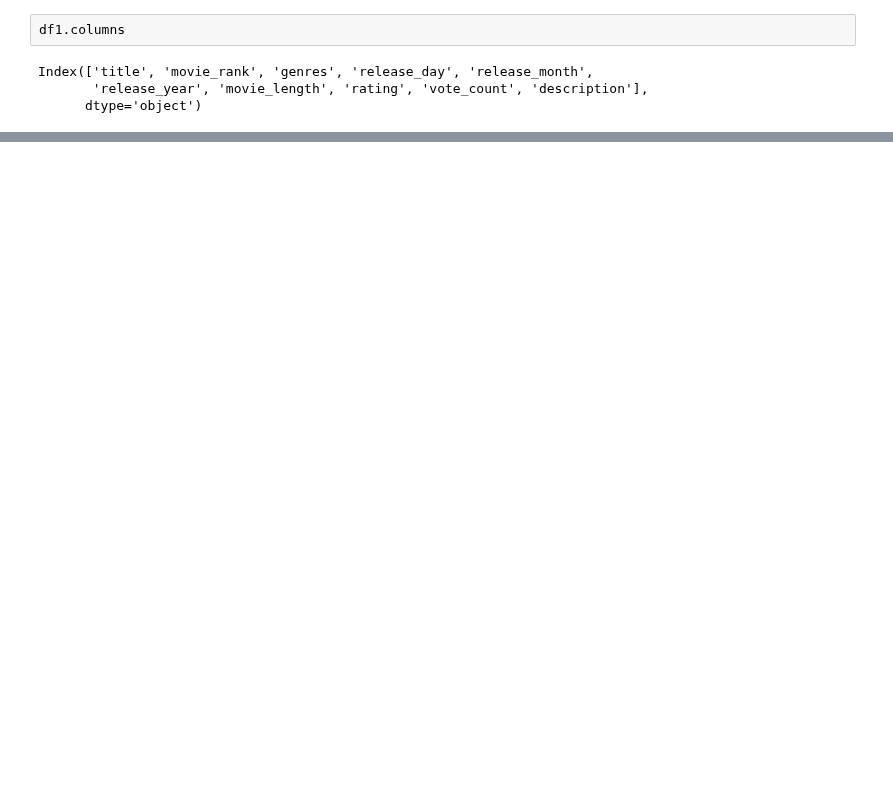
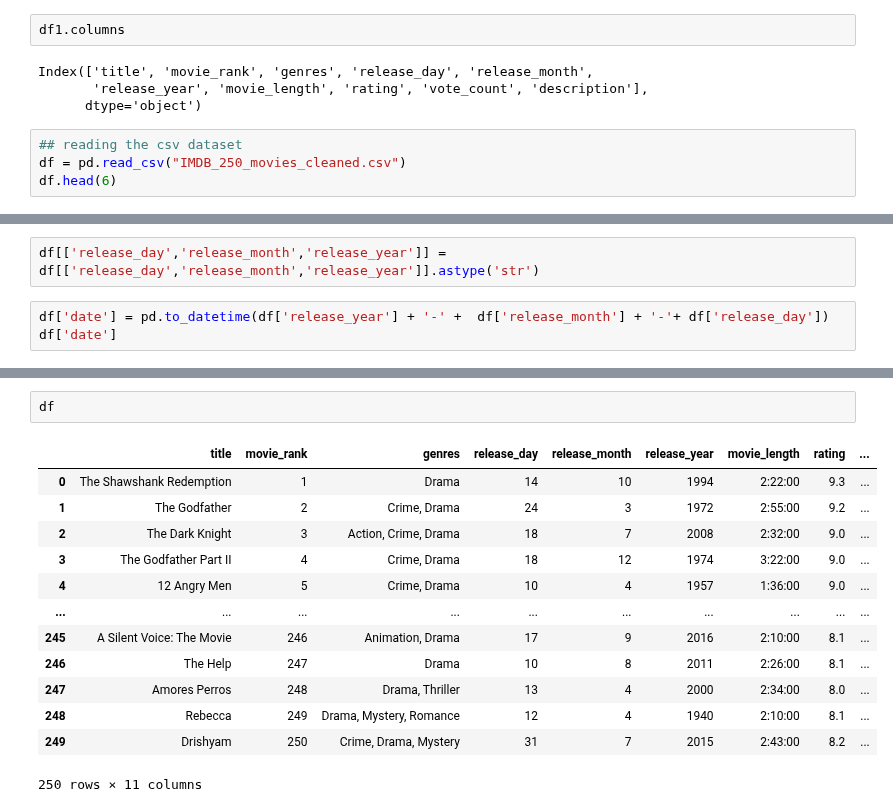
Before and after one commit to Cemputus/Data-Mining-and-Wrangling---movie-scraping, a Jupyter notebook: Analysis/Edube_webscrap.ipynb, the cells around one changed output, grey strips where cells are left out. Saved outputs shown, nothing was run; the diff lists cells and outputs as text; blank space fills up the shorter version.

```diff
--- a/Analysis/Edube_webscrap.ipynb
+++ b/Analysis/Edube_webscrap.ipynb
@@ -54,3 +54,7 @@ df1.columns
 Index(['title', 'movie_rank', 'genres', 'release_day', 'release_month',
        'release_year', 'movie_length', 'rating', 'vote_count', 'description'],
       dtype='object')
+# %%
+## reading the csv dataset
+df = pd.read_csv("IMDB_250_movies_cleaned.csv")
+df.head(6)
@@ -56,0 +77,5 @@ Index(['title', 'movie_rank', 'genres', 'release_day', 'release_month',
+# %%
+df[['release_day','release_month','release_year']] = df[['release_day','release_month','release_year']].astype('str')
+# %%
+df['date'] = pd.to_datetime(df['release_year'] + '-' +  df['release_month'] + '-'+ df['release_day'])
+df['date']
@@ -56,0 +95,16 @@ Index(['title', 'movie_rank', 'genres', 'release_day', 'release_month',
+# %%
+df
+# %% [output]
+|  | title | movie_rank | genres | release_day | release_month | release_year | movie_length | rating | ... |
+| 0 | The Shawshank Redemption | 1 | Drama | 14 | 10 | 1994 | 2:22:00 | 9.3 | ... |
+| 1 | The Godfather | 2 | Crime, Drama | 24 | 3 | 1972 | 2:55:00 | 9.2 | ... |
+| 2 | The Dark Knight | 3 | Action, Crime, Drama | 18 | 7 | 2008 | 2:32:00 | 9.0 | ... |
+| 3 | The Godfather Part II | 4 | Crime, Drama | 18 | 12 | 1974 | 3:22:00 | 9.0 | ... |
+| 4 | 12 Angry Men | 5 | Crime, Drama | 10 | 4 | 1957 | 1:36:00 | 9.0 | ... |
+| ... | ... | ... | ... | ... | ... | ... | ... | ... | ... |
+| 245 | A Silent Voice: The Movie | 246 | Animation, Drama | 17 | 9 | 2016 | 2:10:00 | 8.1 | ... |
+| 246 | The Help | 247 | Drama | 10 | 8 | 2011 | 2:26:00 | 8.1 | ... |
+| 247 | Amores Perros | 248 | Drama, Thriller | 13 | 4 | 2000 | 2:34:00 | 8.0 | ... |
+| 248 | Rebecca | 249 | Drama, Mystery, Romance | 12 | 4 | 1940 | 2:10:00 | 8.1 | ... |
+| 249 | Drishyam | 250 | Crime, Drama, Mystery | 31 | 7 | 2015 | 2:43:00 | 8.2 | ... |
+250 rows × 11 columns
```
Also changed, not shown: parts of 9 cells of this notebook, 1 other file.
